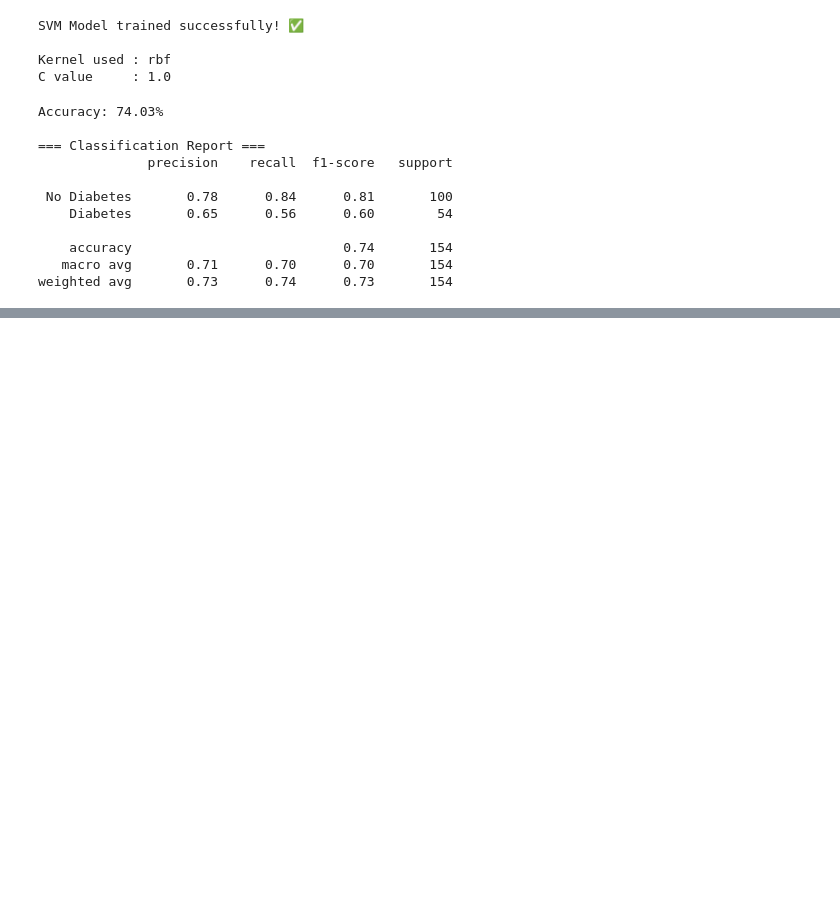
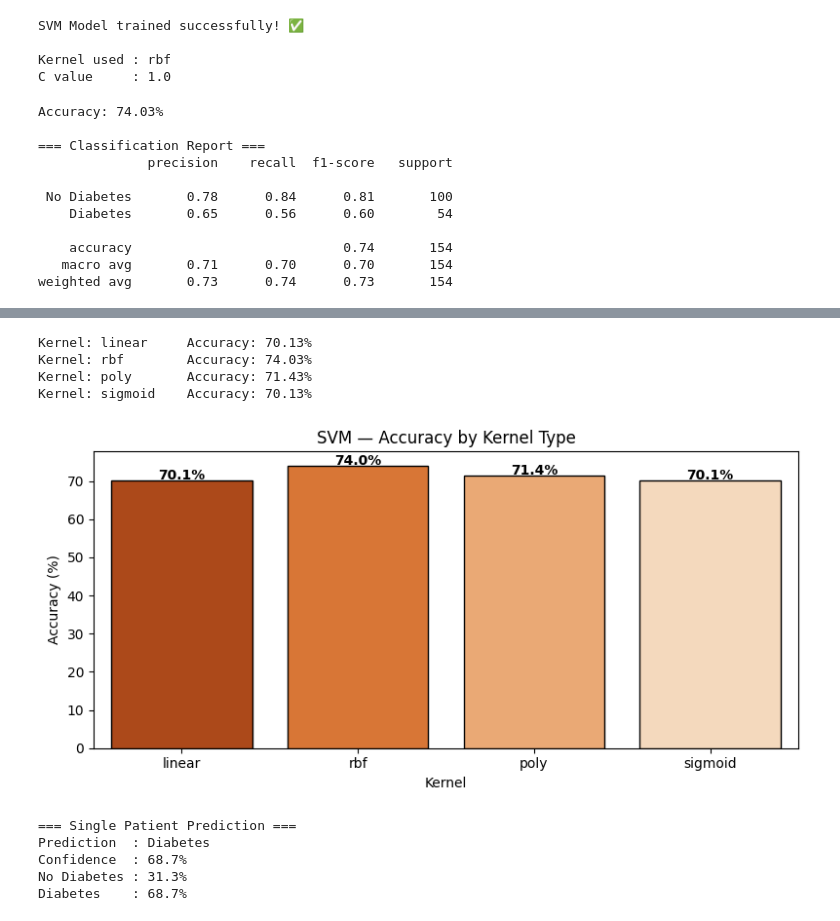
Before and after one commit to abdullah123-collab/Machine_Learning-, a Jupyter notebook: Basics/Comparing_Models/Diabetes/SVM.ipynb, the cells around one changed output, grey strips where cells are left out. Cells and saved outputs as stored; diff of their text form; code cells hidden in the pictures; blank space fills up the shorter version.

```diff
--- a/Basics/Comparing_Models/Diabetes/SVM.ipynb
+++ b/Basics/Comparing_Models/Diabetes/SVM.ipynb
@@ -209,0 +234,45 @@ weighted avg       0.73      0.74      0.73       154
+# %%
+kernels = ['linear', 'rbf', 'poly', 'sigmoid']
+kernel_acc = []
+
+for k in kernels:
+    svm = SVC(kernel=k, probability=True, random_state=42)
+    svm.fit(X_train, y_train)
+    acc = accuracy_score(y_test, svm.predict(X_test))
+    kernel_acc.append(acc * 100)
+    print(f'Kernel: {k:<10} Accuracy: {acc*100:.2f}%')
+
+plt.figure(figsize=(8, 4))
+sns.barplot(x=kernels, y=kernel_acc,
+            palette='Oranges_r', edgecolor='black')
+plt.title('SVM — Accuracy by Kernel Type')
+plt.xlabel('Kernel')
+plt.ylabel('Accuracy (%)')
+for i, v in enumerate(kernel_acc):
+    plt.text(i, v + 0.3, f'{v:.1f}%', ha='center', fontweight='bold')
+plt.tight_layout()
+plt.show()
+# %% [output]
+Kernel: linear     Accuracy: 70.13%
+Kernel: rbf        Accuracy: 74.03%
+Kernel: poly       Accuracy: 71.43%
+Kernel: sigmoid    Accuracy: 70.13%
+[figure, added]
+# %%
+# Pehli test row se example
+sample = X_test[0].reshape(1, -1)
+
+prediction  = model.predict(sample)[0]
+probability = model.predict_proba(sample)[0]
+
+print('=== Single Patient Prediction ===')
+print(f'Prediction  : {"Diabetes" if prediction == 1 else "No Diabetes"}')
+print(f'Confidence  : {max(probability) * 100:.1f}%')
+print(f'No Diabetes : {probability[0] * 100:.1f}%')
+print(f'Diabetes    : {probability[1] * 100:.1f}%')
+# %% [output]
+=== Single Patient Prediction ===
+Prediction  : Diabetes
+Confidence  : 68.7%
+No Diabetes : 31.3%
+Diabetes    : 68.7%
```
Also changed, not shown: parts of 2 cells of this notebook.
